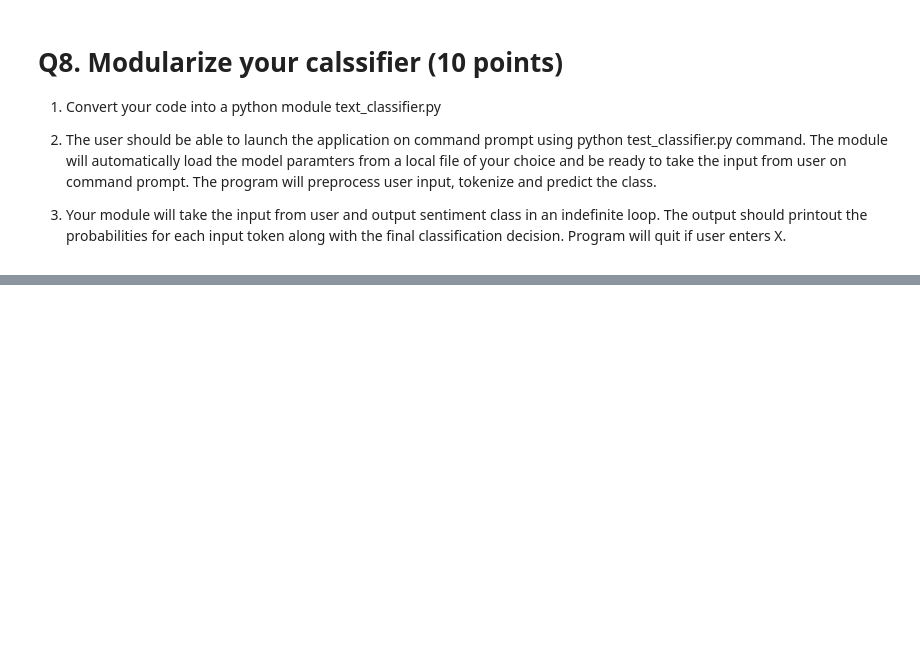
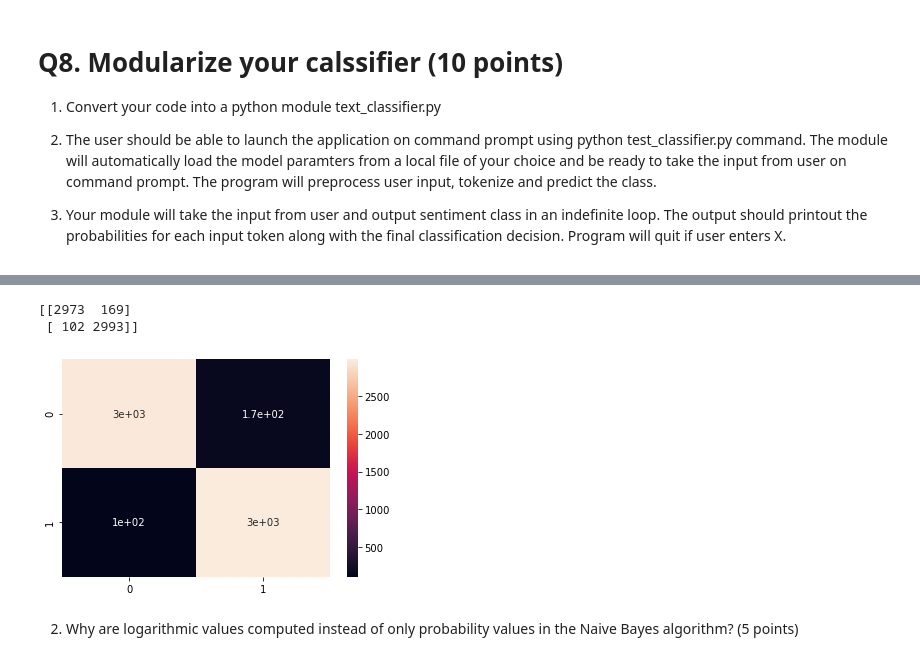
Before and after one commit to alkhalifas/cs-6120-natural-language-processing, a Jupyter notebook: Assignments/Assignment 1/CS6120_NLP_Assignment_1_Notebook(1).ipynb, the cells around one changed output, grey strips where cells are left out. Cells and saved outputs as stored; diff of their text form; code cells hidden in the pictures; blank space fills up the shorter version.

```diff
--- a/Assignments/Assignment 1/CS6120_NLP_Assignment_1_Notebook(1).ipynb
+++ b/Assignments/Assignment 1/CS6120_NLP_Assignment_1_Notebook(1).ipynb
@@ -520,0 +837,4 @@ naive_bayes_predict(my_review, logprior, loglikelihood)
+# %%
+logprior, loglikelihood = train_naive_bayes(freqs, X_train, y_train)
+print(logprior)
+print(len(loglikelihood))
@@ -520,0 +859,17 @@ naive_bayes_predict(my_review, logprior, loglikelihood)
+# %%
+# Testing Set
+
+y_pred = []
+
+for review in X_test:
+    temp_pred = naive_bayes_predict(review, logprior, loglikelihood)
+    y_pred.append(temp_pred)
+
+print(confusion_matrix(y_test, y_pred))
+sns.heatmap(confusion_matrix(y_test, y_pred),annot=True);
+# %% [output]
+[[2973  169]
+ [ 102 2993]]
+[figure, added]
+# %% [markdown]
+2. Why are logarithmic values computed instead of only probability values in the Naive Bayes algorithm? (5 points)
```
Also changed, not shown: parts of 46 cells of this notebook, 1 other file.
